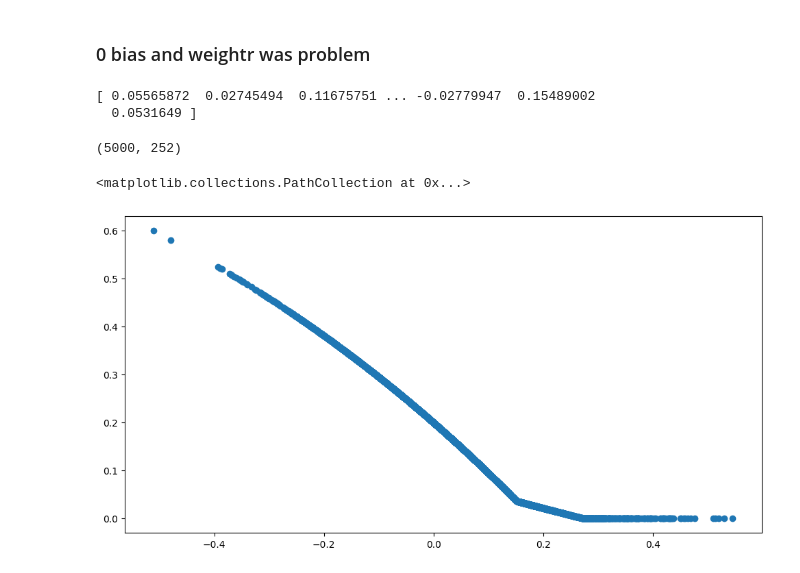
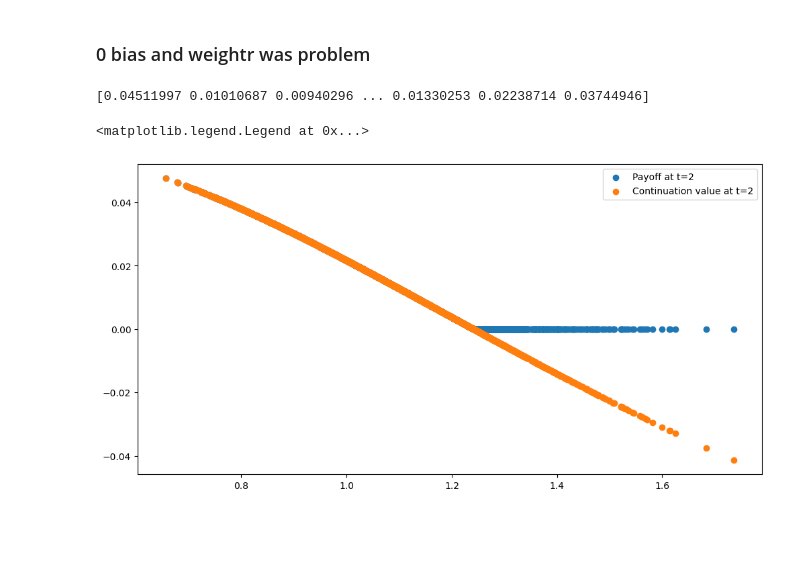
Before and after one commit to NitaiNijholt/SemiStaticReplicationNeuralNet, a Jupyter notebook: RLNN.ipynb, the cells around one changed output. Cells and saved outputs as stored; diff of their text form; code cells hidden in the pictures; blank space fills up the shorter version.

Commit message:
With Standard Scalar and updated Continuation

```diff
--- a/RLNN.ipynb
+++ b/RLNN.ipynb
@@ -55,11 +61,12 @@ log_prices = np.log(stock_paths)
+# %%
+X = StandardScaler().fit_transform(X)
 # %%
 X_train, X_val, y_train, y_val = train_test_split(X, y, test_size=0.3, random_state=42)
 # %%
-model = create_shallow_NN(1, 128)
+model = create_shallow_NN(1, 8)
 # Compile the model
 model.compile(optimizer=Adam(learning_rate=0.001),
-              loss='mean_squared_error',
-              metrics=['mean_absolute_error'])
+              loss='mean_squared_error')
 # %%
 # Set up early stopping based on validation loss with a patience of 6 epochs
 early_stopping = EarlyStopping(monitor='val_loss', patience=6, restore_best_weights=True)
@@ -172,38 +164,35 @@ def analytical_expected_value(stm_1 , r, sigma, wi , bi, dt= 0.5):
     second_term =  mu_y * (1 - norm.cdf(-mu_y))
     return first_term + second_term
 # %%
-no_hidden_units = 128
+no_hidden_units = 8
 b2 = model.layers[1].get_weights()[1][0]
 
 r = 0.1
 sigma = 0.2
 
-continuation_value = np.zeros(5000)
-for j in range(5000):
+continuation_value = np.zeros(M)
+for j in range(M):
     for i in range(no_hidden_units):
         wi = model.layers[0].get_weights()[0][0][i]
         bi = model.layers[0].get_weights()[1][i]
         w2 = model.layers[1].get_weights()[0][i][0]
-        continuation_value[j] += analytical_expected_value(log_prices[j][-125], r, sigma, wi, bi) * w2
+        continuation_value[j] += analytical_expected_value(stock_paths[j][-125], r, sigma, wi, bi) * w2
     continuation_value[j] += b2
 print(continuation_value)
 # %% [output]
-[ 0.05565872  0.02745494  0.11675751 ... -0.02779947  0.15489002
-  0.0531649 ]
+[0.04511997 0.01010687 0.00940296 ... 0.01330253 0.02238714 0.03744946]
-# %%
-log_prices.shape
-# %% [output]
-(5000, 252)
 # %%
-payoff_at2 = payoff_fun(np.exp(log_prices[:, -125]), 1.2)
+payoff_at2 = payoff_fun(np.exp(stock_paths[:, -125]), K)
 # %%
 Vt_m_1 = np.maximum(payoff_at2, continuation_value)
 # %%
 plt.figure(figsize=(12, 6))
-plt.scatter(log_prices[:, -125], Vt_m_1, label='Payoff at t=2')
+plt.scatter(stock_paths[:, -125], Vt_m_1, label='Payoff at t=2')
+plt.scatter(stock_paths[:, -125], continuation_value, label='Continuation value at t=2')
+plt.legend()
 # %% [output]
-<matplotlib.collections.PathCollection at 0x...>
+<matplotlib.legend.Legend at 0x...>
-[figure, old version]
+[figure, new version]
 # %%
 weights_tm = model.get_weights()  # Save the weights after training on t_m
 
```
Also changed, not shown: parts of 11 cells of this notebook.
